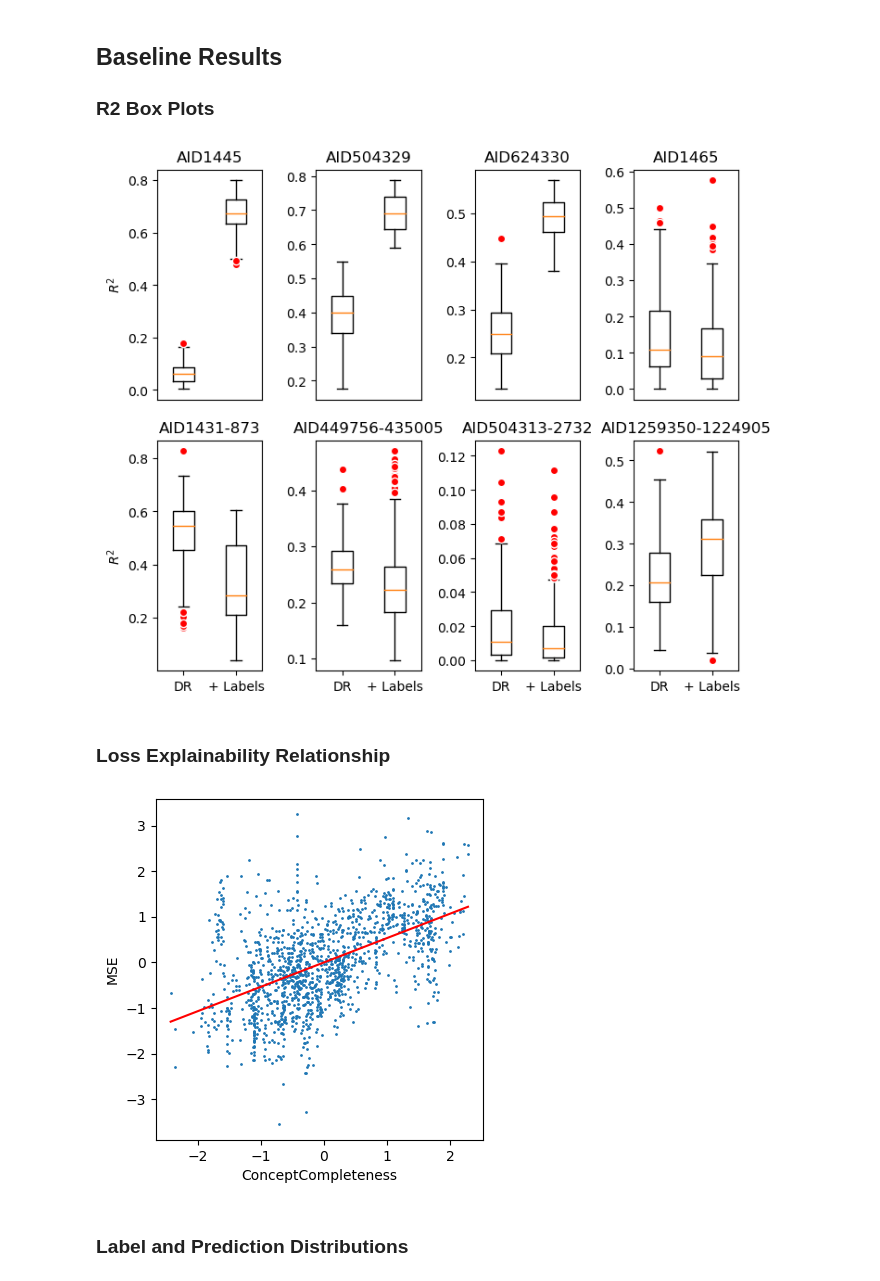
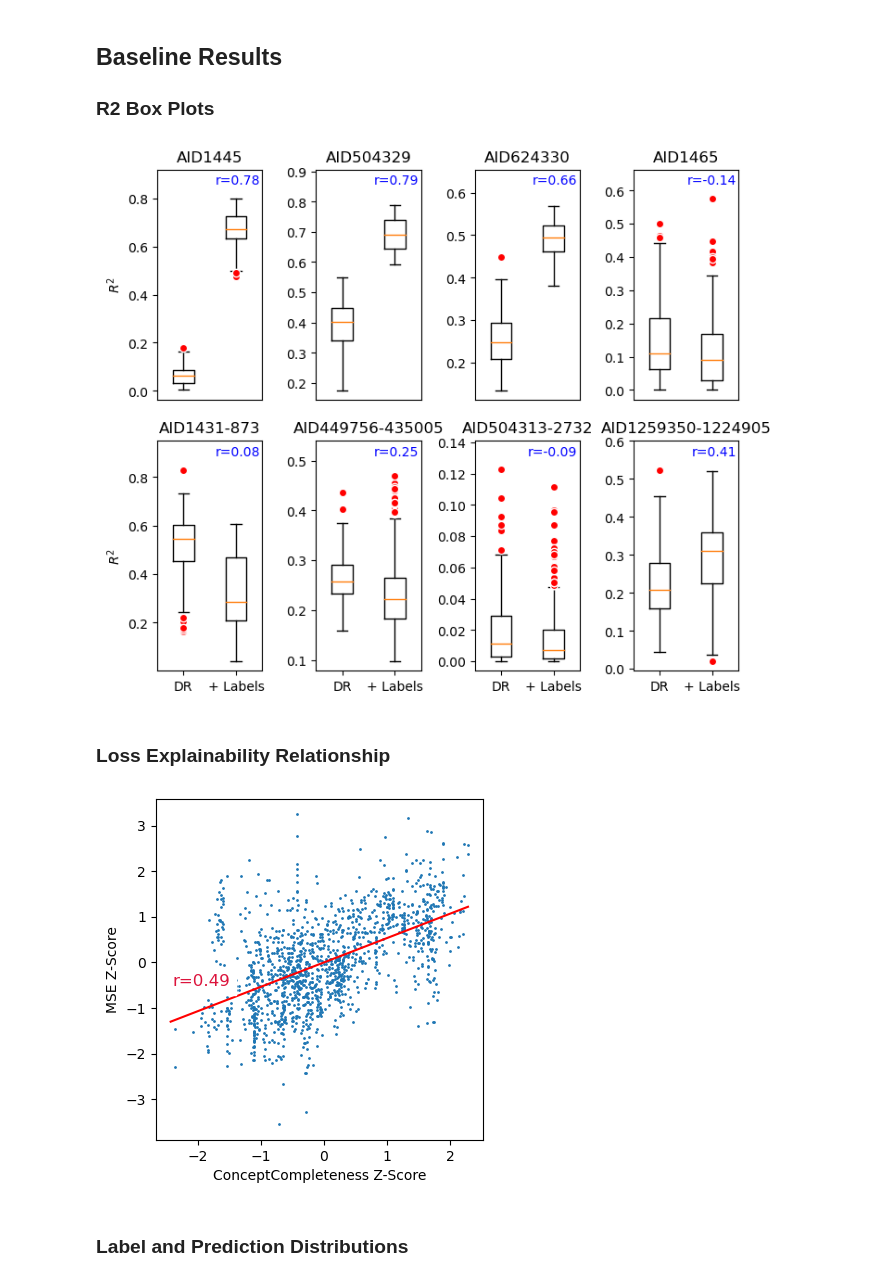
Before and after one commit to harryknighton/drug-discovery-automl, a Jupyter notebook: src/notebooks/evaluation.ipynb, the cells around one changed output. Drawn from its saved outputs; the diff is of its cells as text; code cells hidden in the pictures.

```diff
--- a/src/notebooks/evaluation.ipynb
+++ b/src/notebooks/evaluation.ipynb
@@ -141,22 +154,31 @@ def calculate_confidence_interval(losses: list[torch.Tensor]):
 # %%
 fig, axs = plt.subplots(2, 4, figsize=(7, 6))
 red_circle = dict(markerfacecolor='red', marker='o', markeredgecolor='white')
 fig.tight_layout()
 
 axs[0][0].set_ylabel("$R^2$")
 axs[1][0].set_ylabel("$R^2$")
 
 for i, (ax, dataset) in enumerate(zip(axs.flatten(), datasets)):
     dr_df = get_all_baseline_results(dataset, 'DROnly')
     dr_with_labels_df = get_all_baseline_results(dataset, 'DRWithSDLabels')
     df = pd.DataFrame({'DR': dr_df['PearsonCorrCoefSquared'], '+ Labels': dr_with_labels_df['PearsonCorrCoefSquared']})
     ax.set_title(dataset)
     ax.boxplot(df, flierprops=red_circle, labels=df.columns, widths=0.4)
     if i < 4:
         ax.set_xticks([])
+
+    ymax = max(dr_df['PearsonCorrCoefSquared'].max(), dr_with_labels_df['PearsonCorrCoefSquared'].max())
+    ax.set_ylim(top=ymax * 1.15)
+    ax.text(
+        0.98, 0.98,
+        f"r={dataset_correlations[dataset]}",
+        transform = ax.transAxes,
+        color='blue', horizontalalignment='right', verticalalignment='top'
+    )
 fig.savefig(config.FIGURES_DIR / 'baseline_r2_box_plot.png')
 # %% [output]
-[figure, old version]
+[figure, new version]
 # %% [markdown]
 ### Loss Explainability Relationship
 # %%
@@ -176,13 +198,14 @@ fig.tight_layout()
 x = metrics['ConceptCompleteness']
 y = metrics['RootMeanSquaredError']
 
-ax.set_ylabel('MSE')
-ax.set_xlabel('ConceptCompleteness')
+ax.set_ylabel('MSE Z-Score')
+ax.set_xlabel('ConceptCompleteness Z-Score')
 ax.scatter(x, y, s=1)
 ax.plot(np.unique(x), np.poly1d(np.polyfit(x, y, 1))(np.unique(x)), color='red')
+ax.text(0.05, 0.45, "r=0.49", transform = ax.transAxes, color='crimson', size='large', backgroundcolor='white')
 fig.savefig(config.FIGURES_DIR / 'label_scaling.png')
 # %% [output]
-[figure, old version]
+[figure, new version]
 # %% [markdown]
 ### Label and Prediction Distributions
 # %%
```
Also changed, not shown: parts of 20 cells of this notebook.
